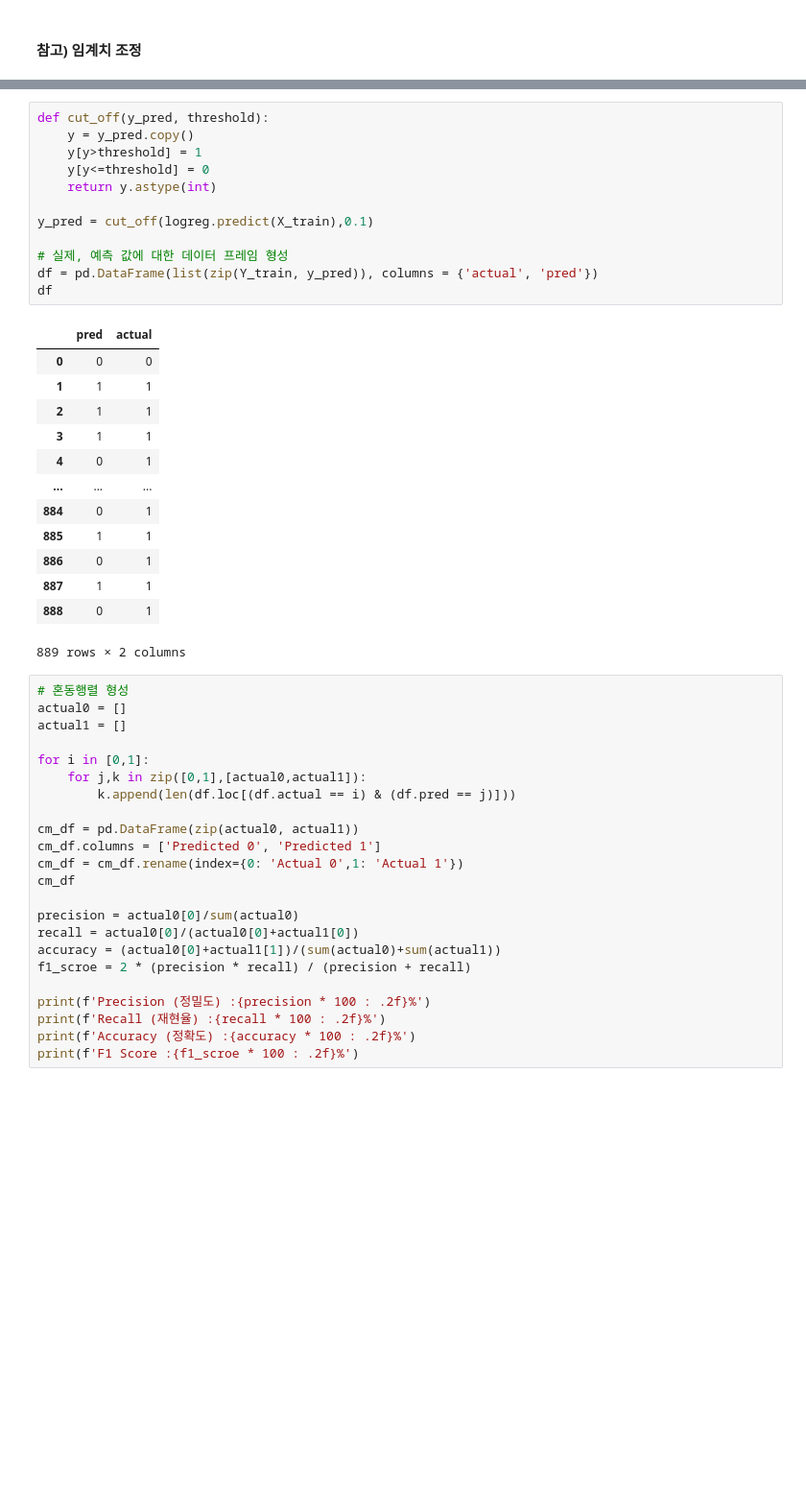
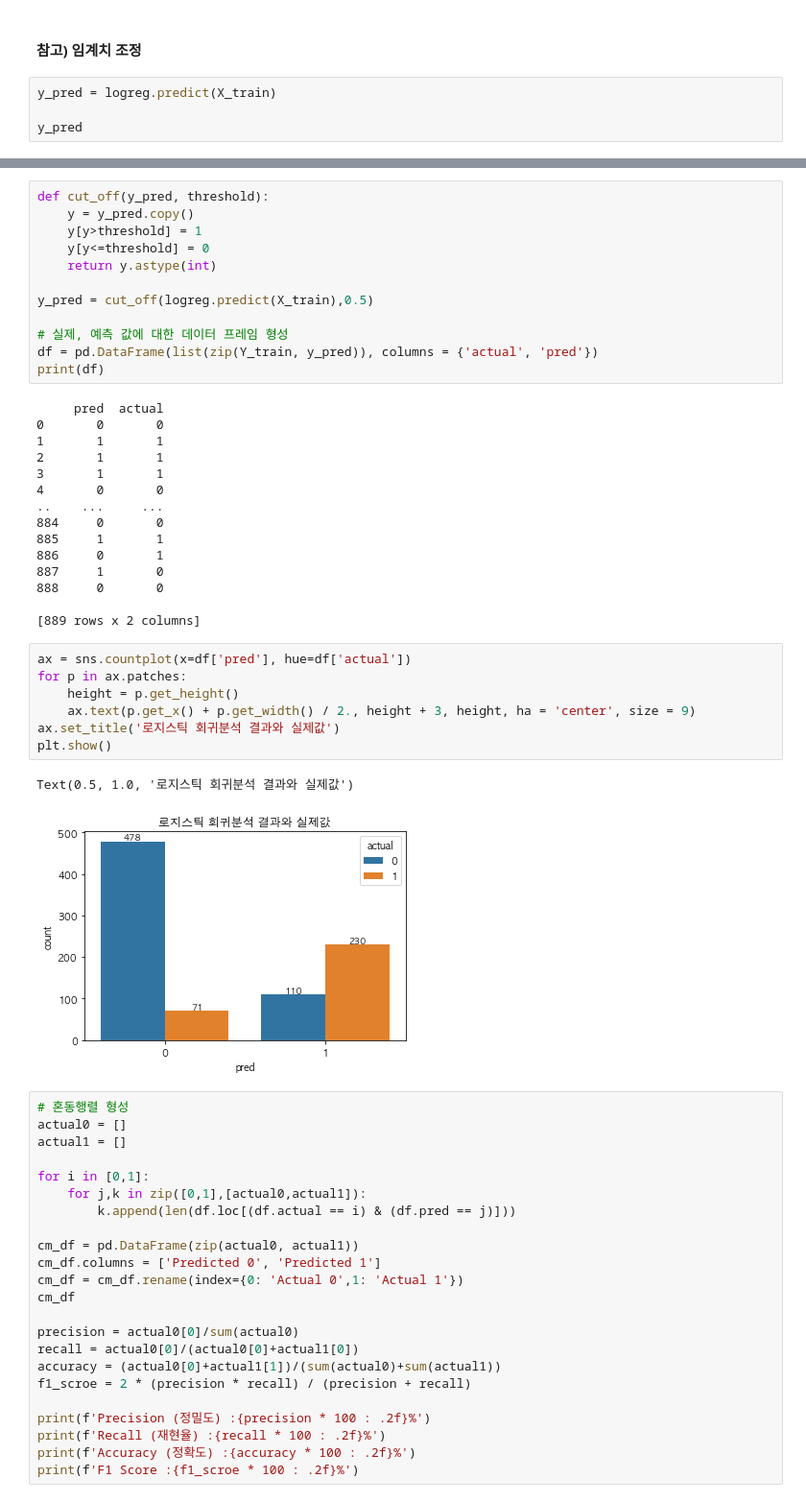
Before and after one commit to freejyb/statistics, a Jupyter notebook: Week_12/regression.ipynb, the cells around one changed output, grey strips where cells are left out. Shown at 96% size. Drawn from its saved outputs; the diff is of its cells as text; blank space fills up the shorter version.

```diff
--- a/Week_12/regression.ipynb
+++ b/Week_12/regression.ipynb
@@ -360,3 +332,7 @@ cm_df
 | Actual 1 | 110.0 | 230.0 |
 # %% [markdown]
 #### 참고) 임계치 조정
+# %%
+y_pred = logreg.predict(X_train)
+
+y_pred
@@ -367,25 +356,36 @@ def cut_off(y_pred, threshold):
     y[y<=threshold] = 0
     return y.astype(int)
 
-y_pred = cut_off(logreg.predict(X_train),0.1)
+y_pred = cut_off(logreg.predict(X_train),0.5)
 
 # 실제, 예측 값에 대한 데이터 프레임 형성
 df = pd.DataFrame(list(zip(Y_train, y_pred)), columns = {'actual', 'pred'})
-df
+print(df)
 # %% [output]
-|  | pred | actual |
-| 0 | 0 | 0 |
-| 1 | 1 | 1 |
-| 2 | 1 | 1 |
-| 3 | 1 | 1 |
-| 4 | 0 | 1 |
-| ... | ... | ... |
-| 884 | 0 | 1 |
-| 885 | 1 | 1 |
-| 886 | 0 | 1 |
-| 887 | 1 | 1 |
-| 888 | 0 | 1 |
-889 rows × 2 columns
+     pred  actual
+0       0       0
+1       1       1
+2       1       1
+3       1       1
+4       0       0
+..    ...     ...
+884     0       0
+885     1       1
+886     0       1
+887     1       0
+888     0       0
+
+[889 rows x 2 columns]
+# %%
+ax = sns.countplot(x=df['pred'], hue=df['actual'])
+for p in ax.patches:
+    height = p.get_height()
+    ax.text(p.get_x() + p.get_width() / 2., height + 3, height, ha = 'center', size = 9)
+ax.set_title('로지스틱 회귀분석 결과와 실제값')
+plt.show()
+# %% [output]
+Text(0.5, 1.0, '로지스틱 회귀분석 결과와 실제값')
+[figure, added]
 # %%
 # 혼동행렬 형성
 actual0 = []
```
Also changed, not shown: parts of 13 cells of this notebook.
